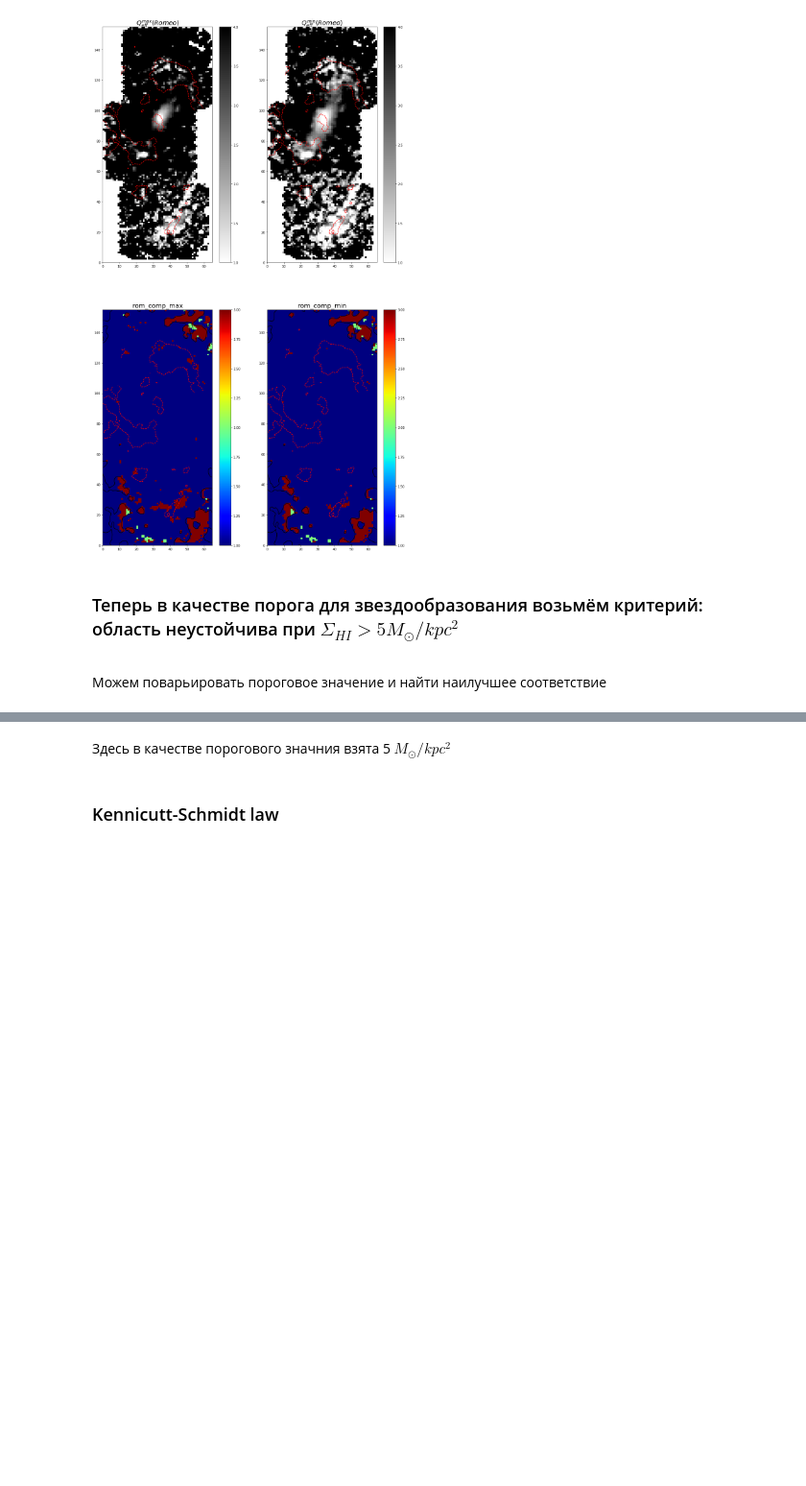
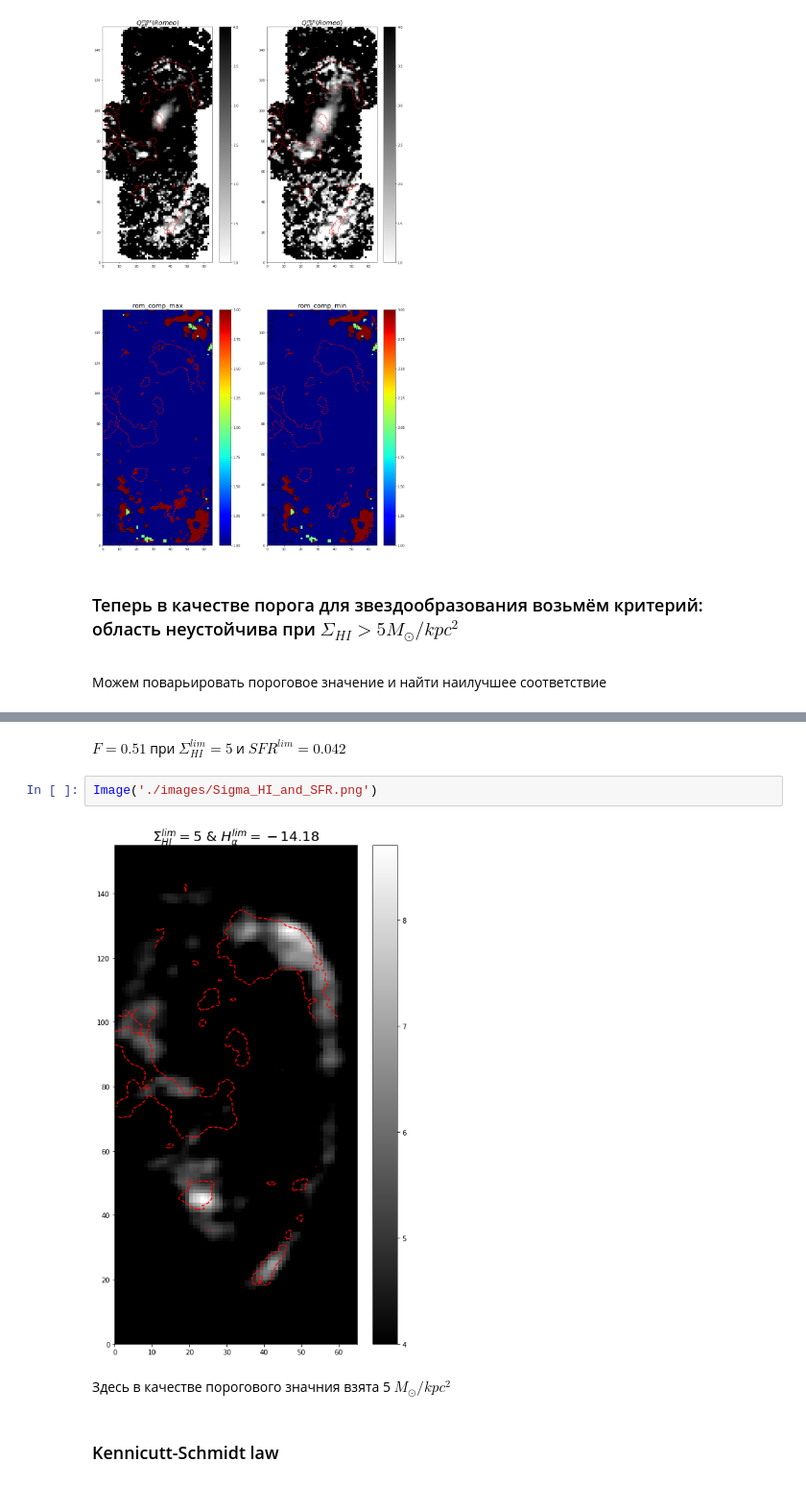
Before and after one commit to ValerieKostiuk/Course-work, a Jupyter notebook: NGC3627/Results.ipynb, the cells around one changed output, grey strips where cells are left out. Shown at 96% size. Cells and saved outputs as stored; diff of their text form; blank space fills up the shorter version.

```diff
--- a/NGC3627/Results.ipynb
+++ b/NGC3627/Results.ipynb
@@ -156,3 +156,9 @@ Image('./images/Toomre_and_Sigma_HI.png')
+# %% [markdown]
+$F = 0.51$ при $\Sigma_{HI}^{lim} = 5$ и $SFR^{lim} = 0.042$
+# %%
+Image('./images/Sigma_HI_and_SFR.png')
+# %% [output]
+[figure, added]
 # %% [markdown]
 Здесь в качестве порогового значния взята 5 $M_{\odot}/kpc^2 $
 # %% [markdown]
```
Also changed, not shown: parts of 2 cells of this notebook, 1 other file.
